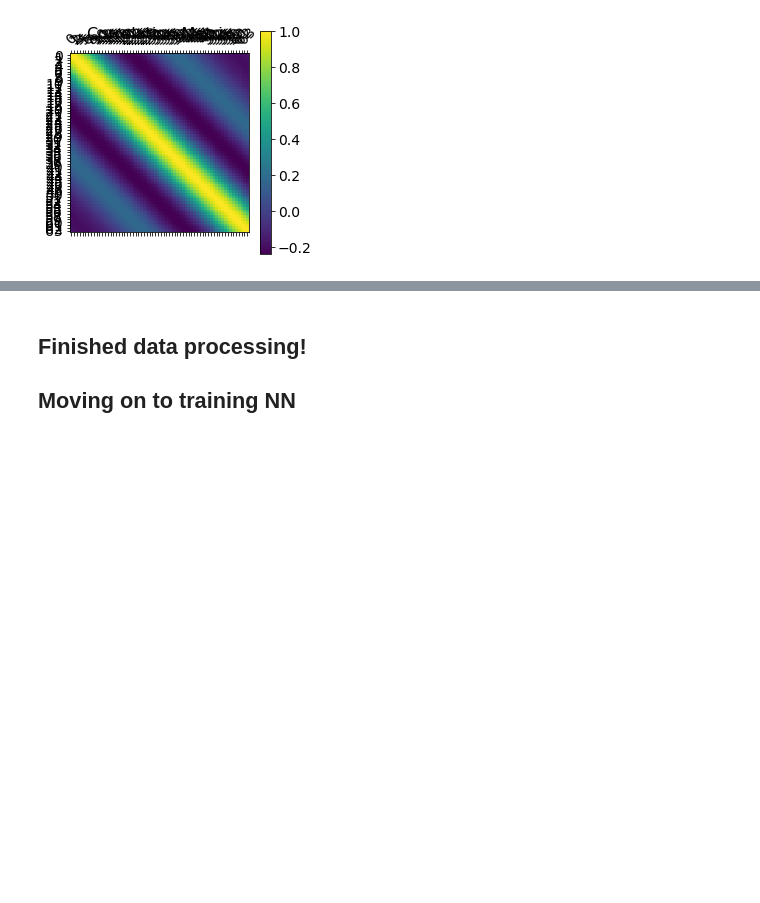
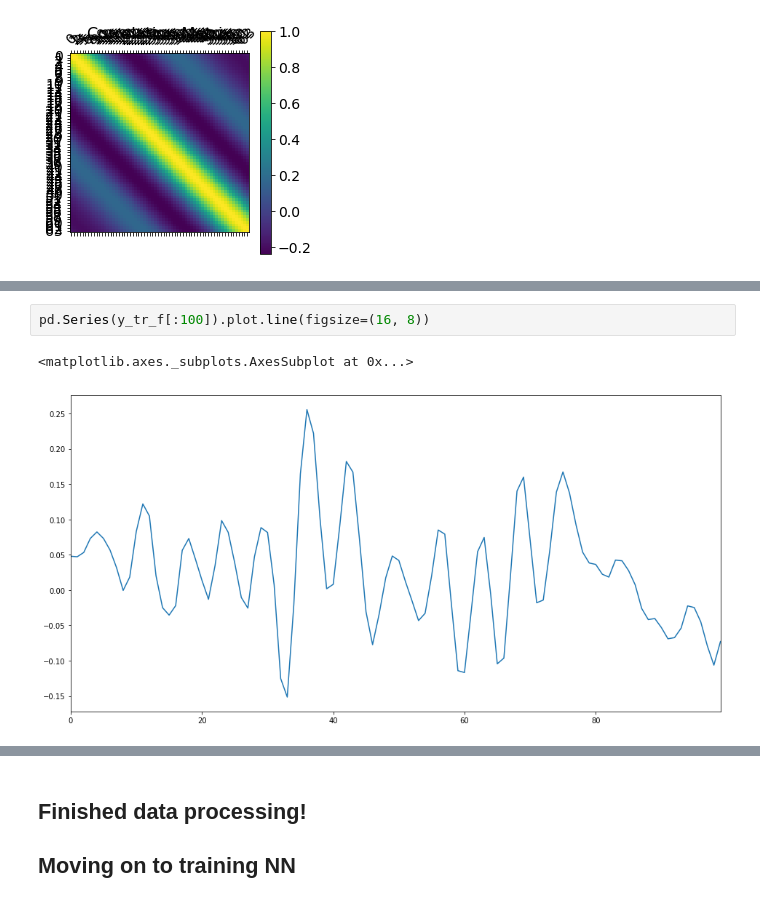
Before and after one commit to naissur/lextac-amp-modelling, a Jupyter notebook: mvp.ipynb, the cells around one changed output, grey strips where cells are left out. Drawn from its saved outputs; the diff is of its cells as text; blank space fills up the shorter version.

```diff
--- a/mvp.ipynb
+++ b/mvp.ipynb
@@ -405,0 +411,5 @@ plt.title('Correlation Matrix', fontsize=16);
+# %%
+pd.Series(y_tr_f[:100]).plot.line(figsize=(16, 8))
+# %% [output]
+<matplotlib.axes._subplots.AxesSubplot at 0x...>
+[figure, added]
```
Also changed, not shown: parts of 8 cells of this notebook.
